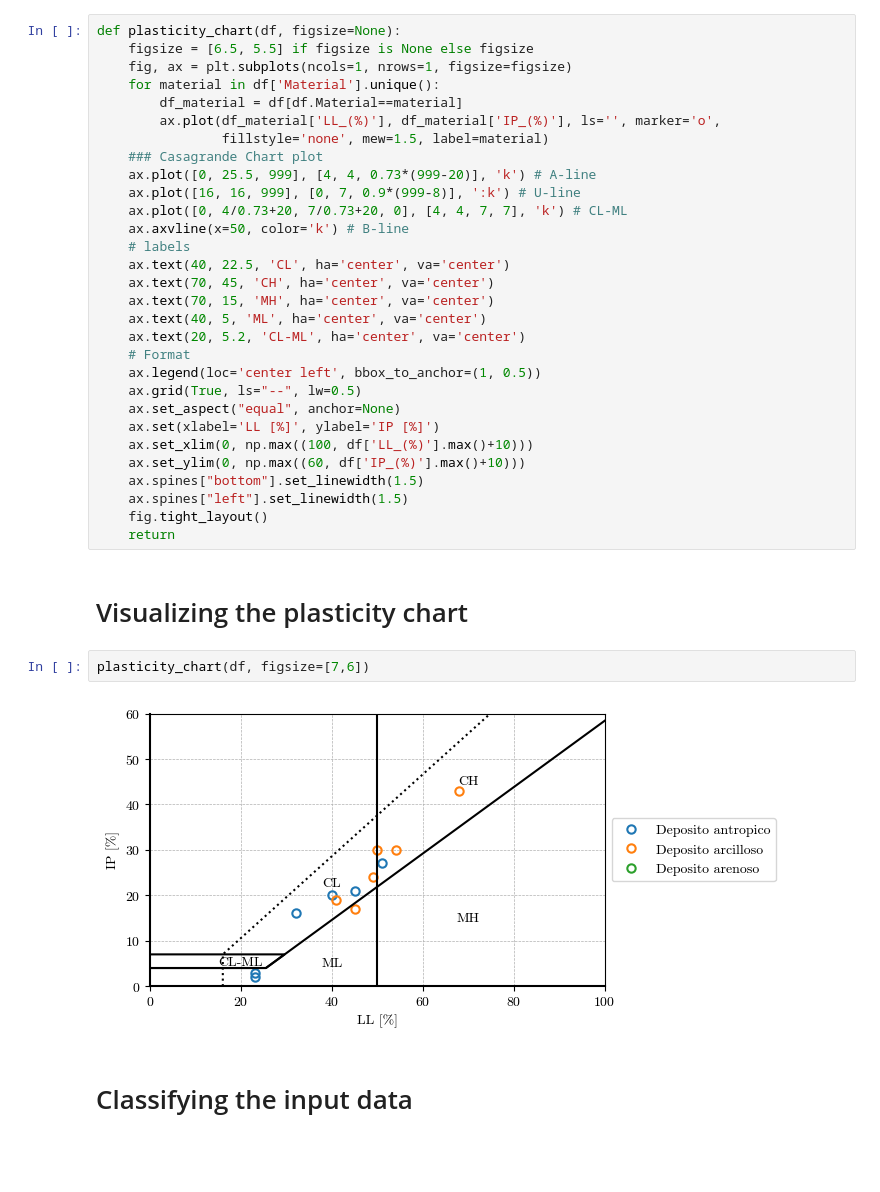
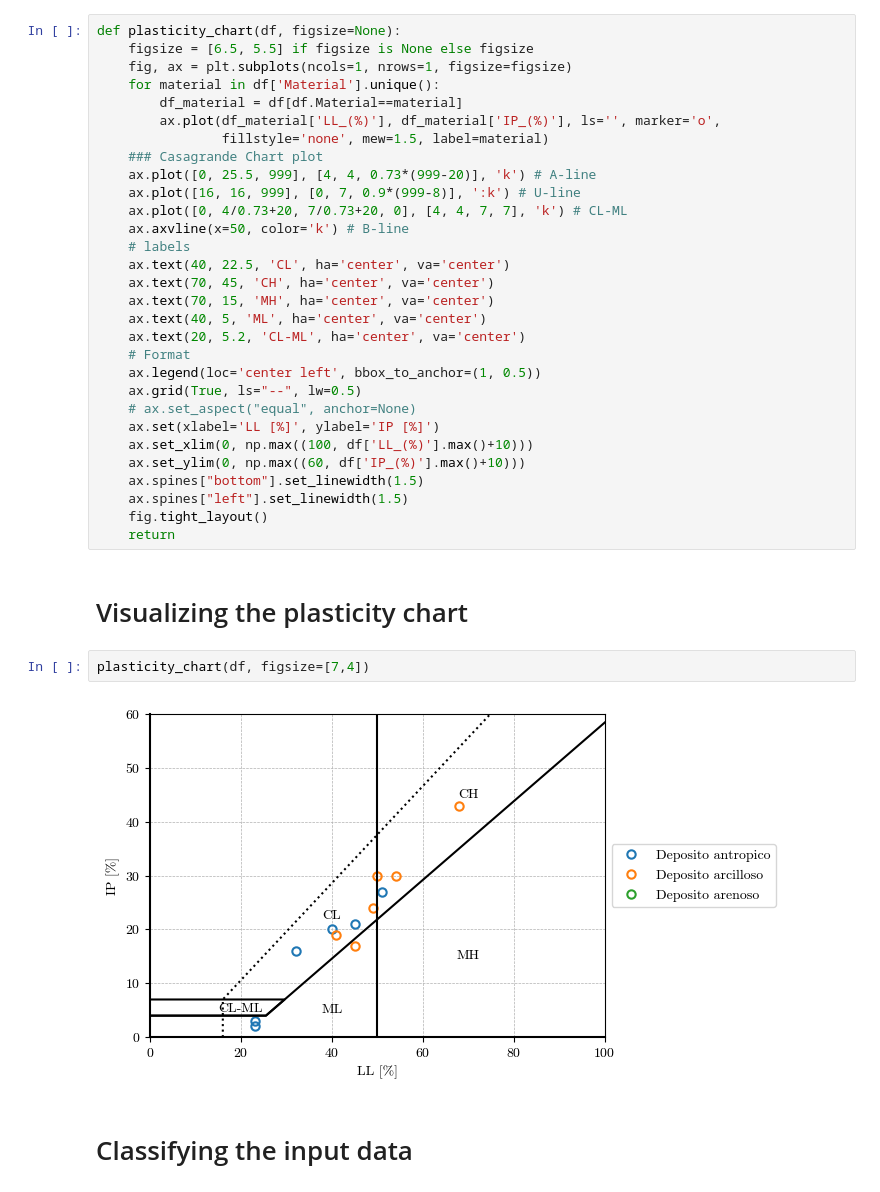
Before and after one commit to AppliedMechanics-EAFIT/soil_mechanics, a Jupyter notebook: notebooks/uscs_classification.ipynb, the cells around one changed output. Cells and saved outputs as stored; diff of their text form; blank space fills up the shorter version.

```diff
--- a/notebooks/uscs_classification.ipynb
+++ b/notebooks/uscs_classification.ipynb
@@ -174,7 +174,7 @@ def plasticity_chart(df, figsize=None):
     # Format
     ax.legend(loc='center left', bbox_to_anchor=(1, 0.5))
     ax.grid(True, ls="--", lw=0.5)
-    ax.set_aspect("equal", anchor=None)
+    # ax.set_aspect("equal", anchor=None)
     ax.set(xlabel='LL [%]', ylabel='IP [%]')
     ax.set_xlim(0, np.max((100, df['LL_(%)'].max()+10)))
     ax.set_ylim(0, np.max((60, df['IP_(%)'].max()+10)))
@@ -185,9 +185,9 @@ def plasticity_chart(df, figsize=None):
 # %% [markdown]
 # Visualizing the plasticity chart
 # %%
-plasticity_chart(df, figsize=[7,6])
+plasticity_chart(df, figsize=[7,4])
 # %% [output]
-[figure, old version]
+[figure, new version]
 # %% [markdown]
 # Classifying the input data
 # %%
```
Also changed, not shown: parts of 1 cell of this notebook, 3 other files.
